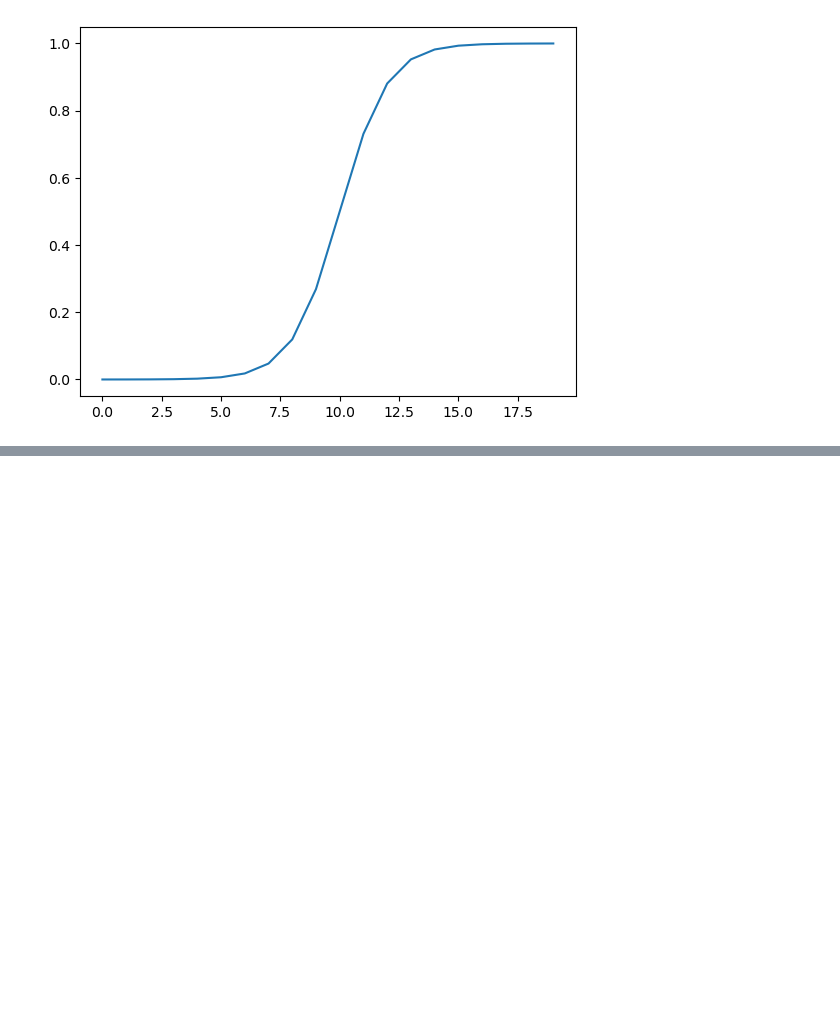
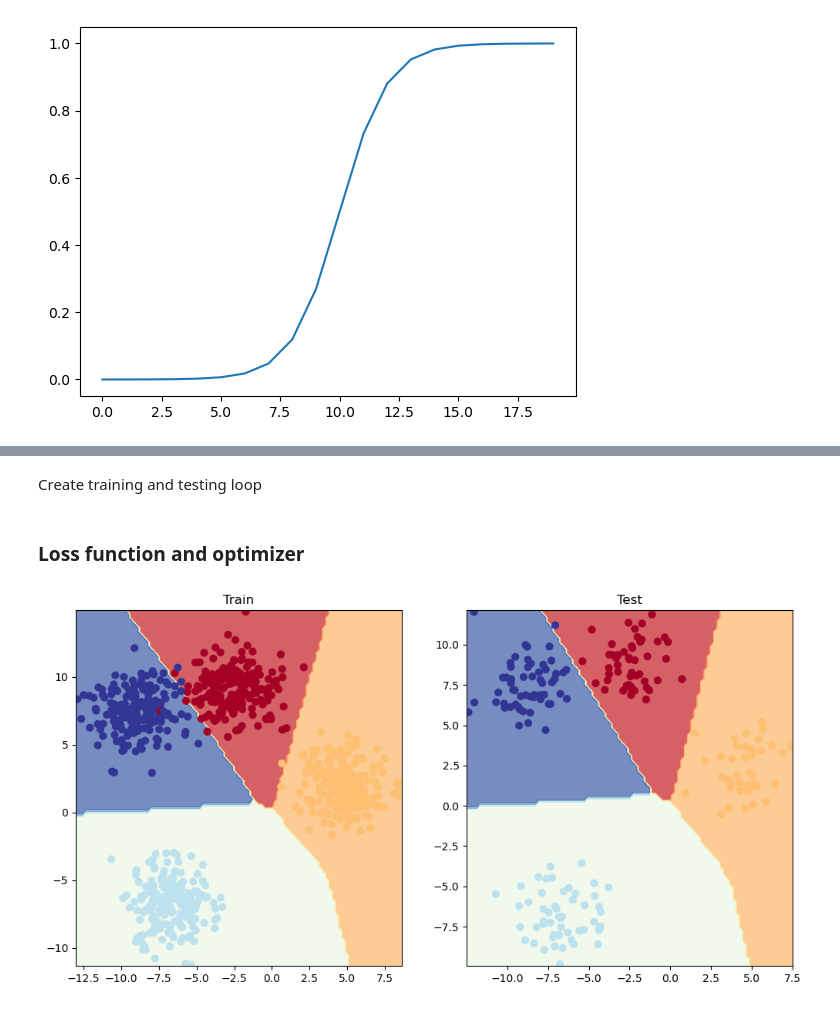
Before and after one commit to YalleyKojo/torch, a Jupyter notebook: ml classification with pytorch.ipynb, the cells around one changed output, grey strips where cells are left out. Cells and saved outputs as stored; diff of their text form; code cells hidden in the pictures; blank space fills up the shorter version.

```diff
--- a/ml classification with pytorch.ipynb
+++ b/ml classification with pytorch.ipynb
@@ -453,0 +518,4 @@ plt.plot(sigmoid(A))
+# %% [markdown]
+Create training and testing loop
+# %% [markdown]
+### Loss function and optimizer
@@ -453,0 +532,39 @@ plt.plot(sigmoid(A))
+# %%
+for epoch in range(epochs):
+    blob.train()
+    #forward pass
+    blob_logits=blob(x_train)
+
+    y_pred=torch.softmax(blob_logits,dim=1).argmax(dim=1)
+
+    # calculate the loss
+    loss=loss_fn(blob_logits,y_train)
+    acc=accuracy_fn(y_true=y_train,y_pred=y_pred)
+
+    optimizer.zero_grad()
+    loss.backward()
+    optimizer.step()
+
+    #testing
+    blob.eval()
+    with torch.inference_mode():
+        test_logits=blob(x_test)
+
+        test_pred=torch.softmax(test_logits,dim=1).argmax(dim=1)
+        #test loss/acc
+        test_loss=loss_fn(test_logits,y_test)
+        test_acc=accuracy_fn(y_true=y_test,y_pred=test_pred)
+
+    if epoch % 100==0:
+        print(f'Epoch:{epoch}|loss:{loss:.5f}|acc:{acc:.2f}%|testloss:{test_loss:.5f}|test_acc:{test_acc:.2f}%')
+# %%
+##  Visualizing results
+plt.figure(figsize=(12,6))
+plt.subplot(1,2,1)
+plt.title("Train")
+plot_decision_boundary(blob,x_train,y_train)
+plt.subplot(1,2,2)
+plt.title("Test")
+plot_decision_boundary(blob,x_test,y_test)
+# %% [output]
+[figure, added]
```
Also changed, not shown: parts of 11 cells of this notebook.
